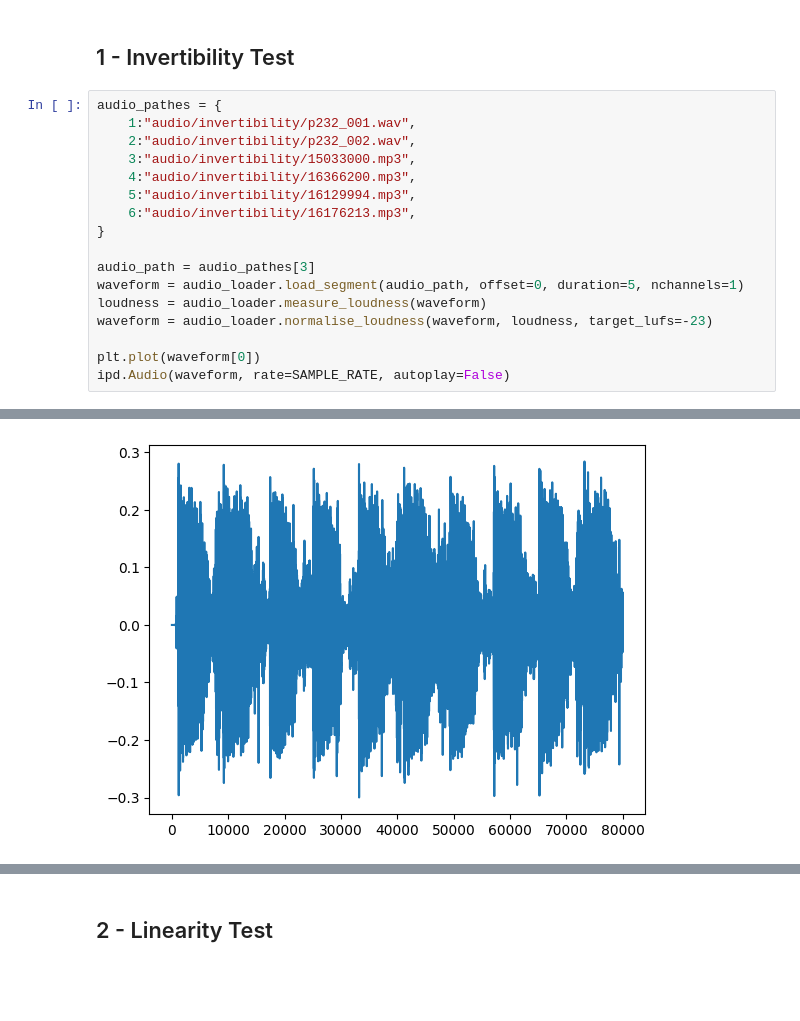
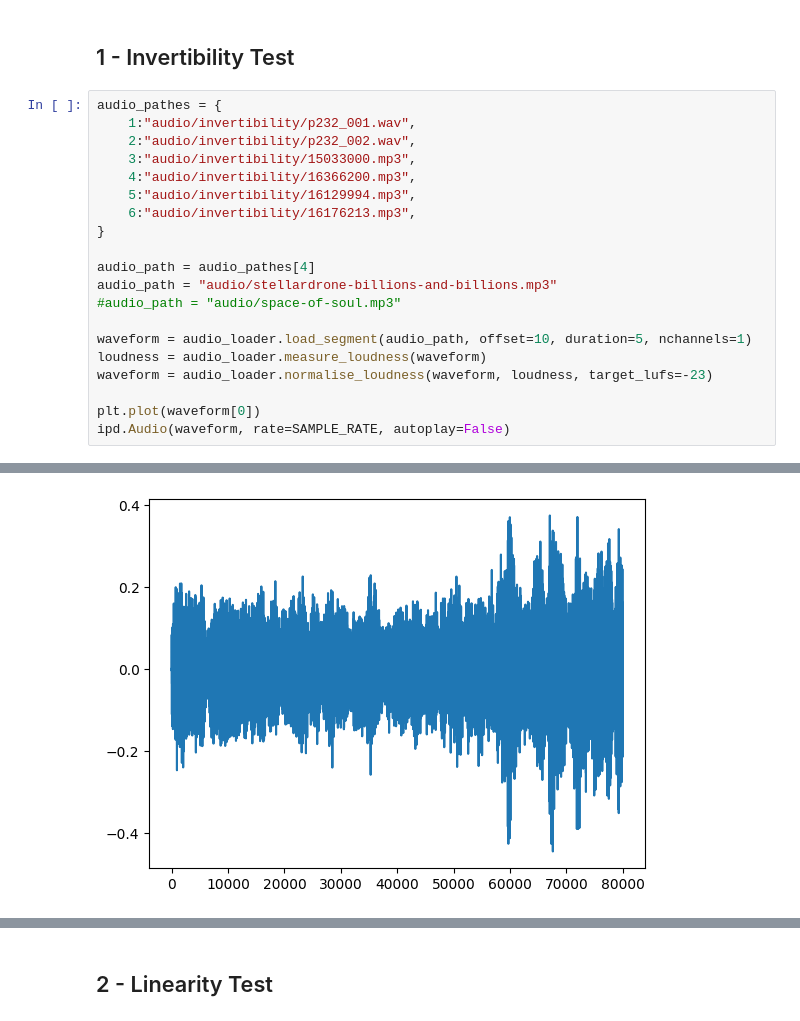
Before and after one commit to wkzng/iSincNet, a Jupyter notebook: demo.ipynb, the cells around one changed output, grey strips where cells are left out. Saved outputs shown, nothing was run; the diff lists cells and outputs as text; blank space fills up the shorter version.

```diff
--- a/demo.ipynb
+++ b/demo.ipynb
@@ -37,23 +38,26 @@ EPOCH 72 // NSTEP 168200
 # %%
 audio_pathes = {
     1:"audio/invertibility/p232_001.wav",
     2:"audio/invertibility/p232_002.wav",
     3:"audio/invertibility/15033000.mp3",
     4:"audio/invertibility/16366200.mp3",
     5:"audio/invertibility/16129994.mp3",
     6:"audio/invertibility/16176213.mp3",
 }
 
-audio_path = audio_pathes[3]
-waveform = audio_loader.load_segment(audio_path, offset=0, duration=5, nchannels=1)
+audio_path = audio_pathes[4]
+audio_path = "audio/stellardrone-billions-and-billions.mp3"
+#audio_path = "audio/space-of-soul.mp3"
+
+waveform = audio_loader.load_segment(audio_path, offset=10, duration=5, nchannels=1)
 loudness = audio_loader.measure_loudness(waveform)
 waveform = audio_loader.normalise_loudness(waveform, loudness, target_lufs=-23)
 
 plt.plot(waveform[0])
 ipd.Audio(waveform, rate=SAMPLE_RATE, autoplay=False)
 # %% [output]
 [interactive output not drawn]
-[figure, old version]
+[figure, new version]
 # %%
 q_bits = 10
 quantizer = Quantizer(q_bits=q_bits)
```
Also changed, not shown: parts of 2 cells of this notebook, 13 other files.
